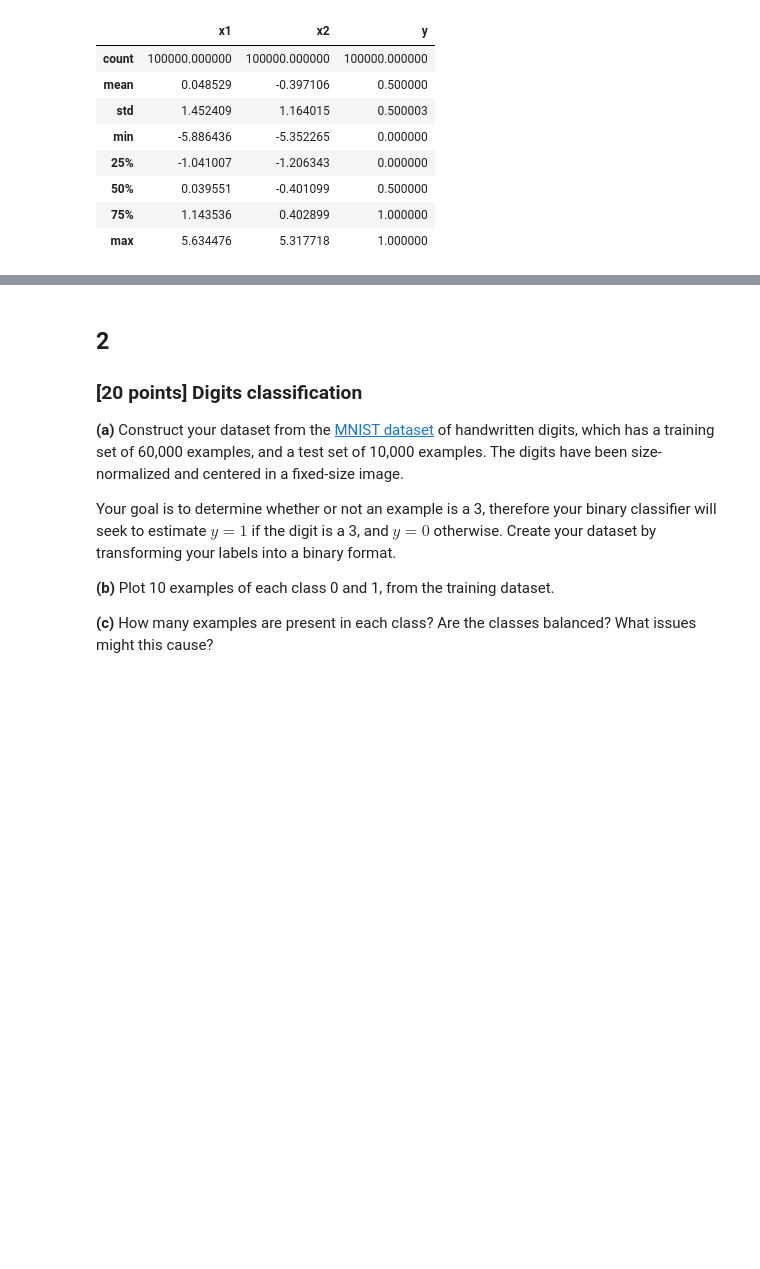
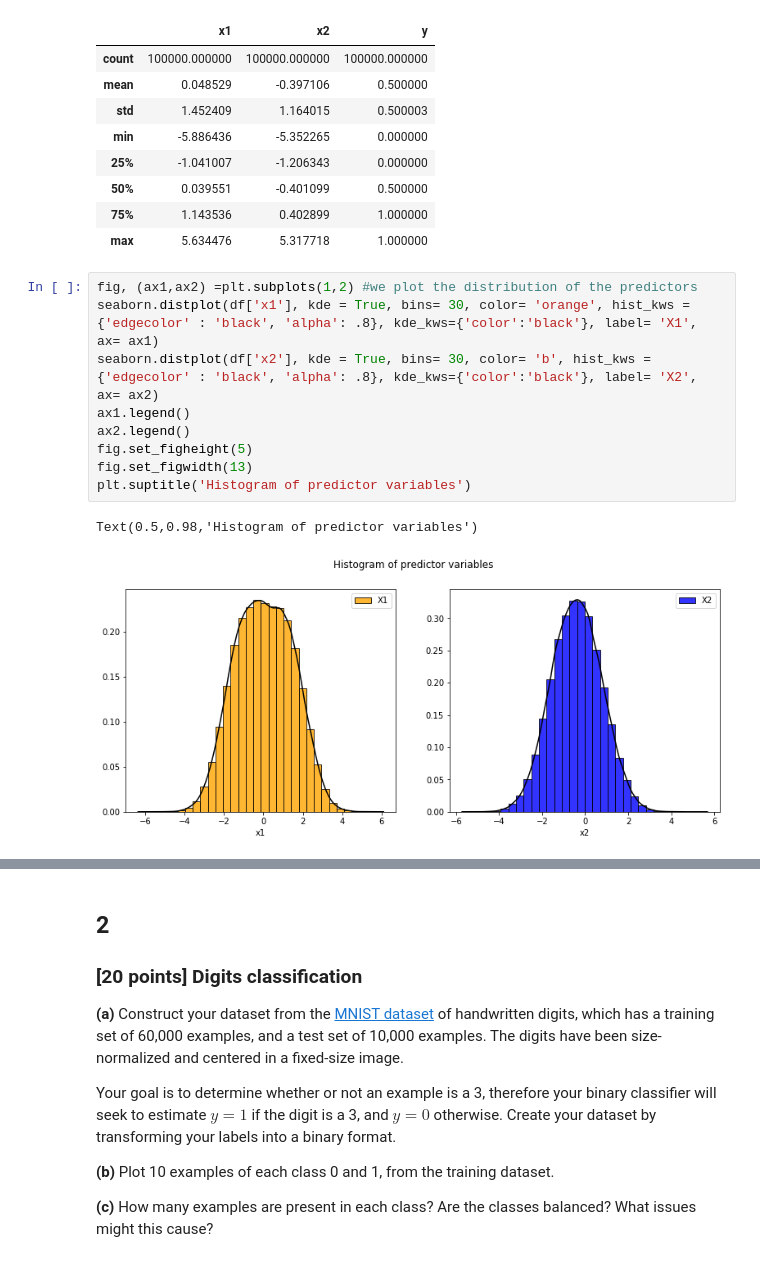
Before and after one commit to joaquinmenendez/machine-learning-course, a Jupyter notebook: Assignment_3/Assignment 3.ipynb, the cells around one changed output, grey strips where cells are left out. Saved outputs shown, nothing was run; the diff lists cells and outputs as text; blank space fills up the shorter version.

```diff
--- a/Assignment_3/Assignment 3.ipynb
+++ b/Assignment_3/Assignment 3.ipynb
@@ -154,3 +158,15 @@ memory usage: 2.3 MB
 | 50% | 0.039551 | -0.401099 | 0.500000 |
 | 75% | 1.143536 | 0.402899 | 1.000000 |
 | max | 5.634476 | 5.317718 | 1.000000 |
+# %%
+fig, (ax1,ax2) =plt.subplots(1,2) #we plot the distribution of the predictors
+seaborn.distplot(df['x1'], kde = True, bins= 30, color= 'orange', hist_kws = {'edgecolor' : 'black', 'alpha': .8}, kde_kws={'color':'black'}, label= 'X1', ax= ax1)
+seaborn.distplot(df['x2'], kde = True, bins= 30, color= 'b', hist_kws = {'edgecolor' : 'black', 'alpha': .8}, kde_kws={'color':'black'}, label= 'X2', ax= ax2)
+ax1.legend()
+ax2.legend()
+fig.set_figheight(5)
+fig.set_figwidth(13)
+plt.suptitle('Histogram of predictor variables')
+# %% [output]
+Text(0.5,0.98,'Histogram of predictor variables')
+[figure, added]
```
Also changed, not shown: parts of 30 cells of this notebook.
